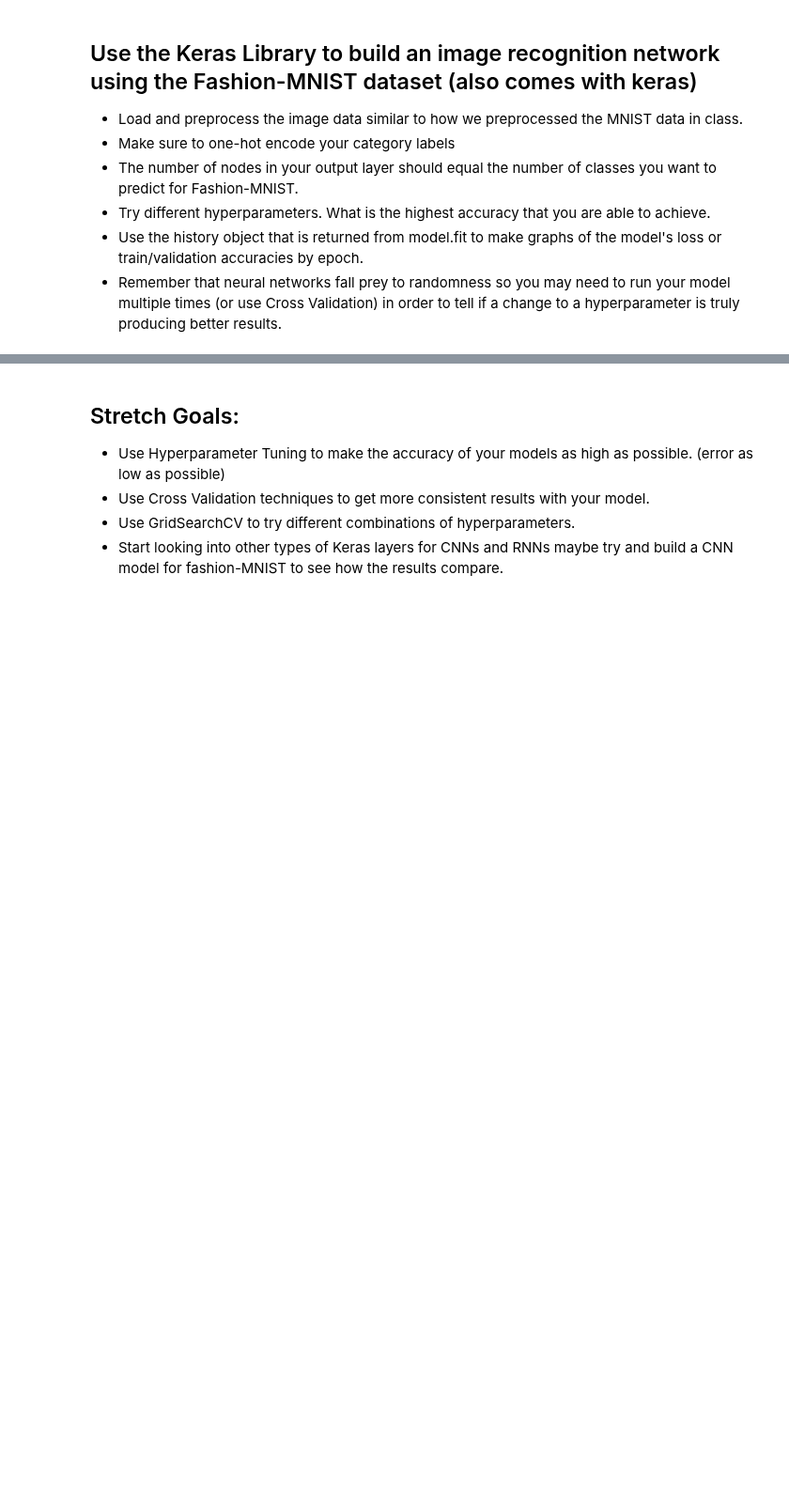
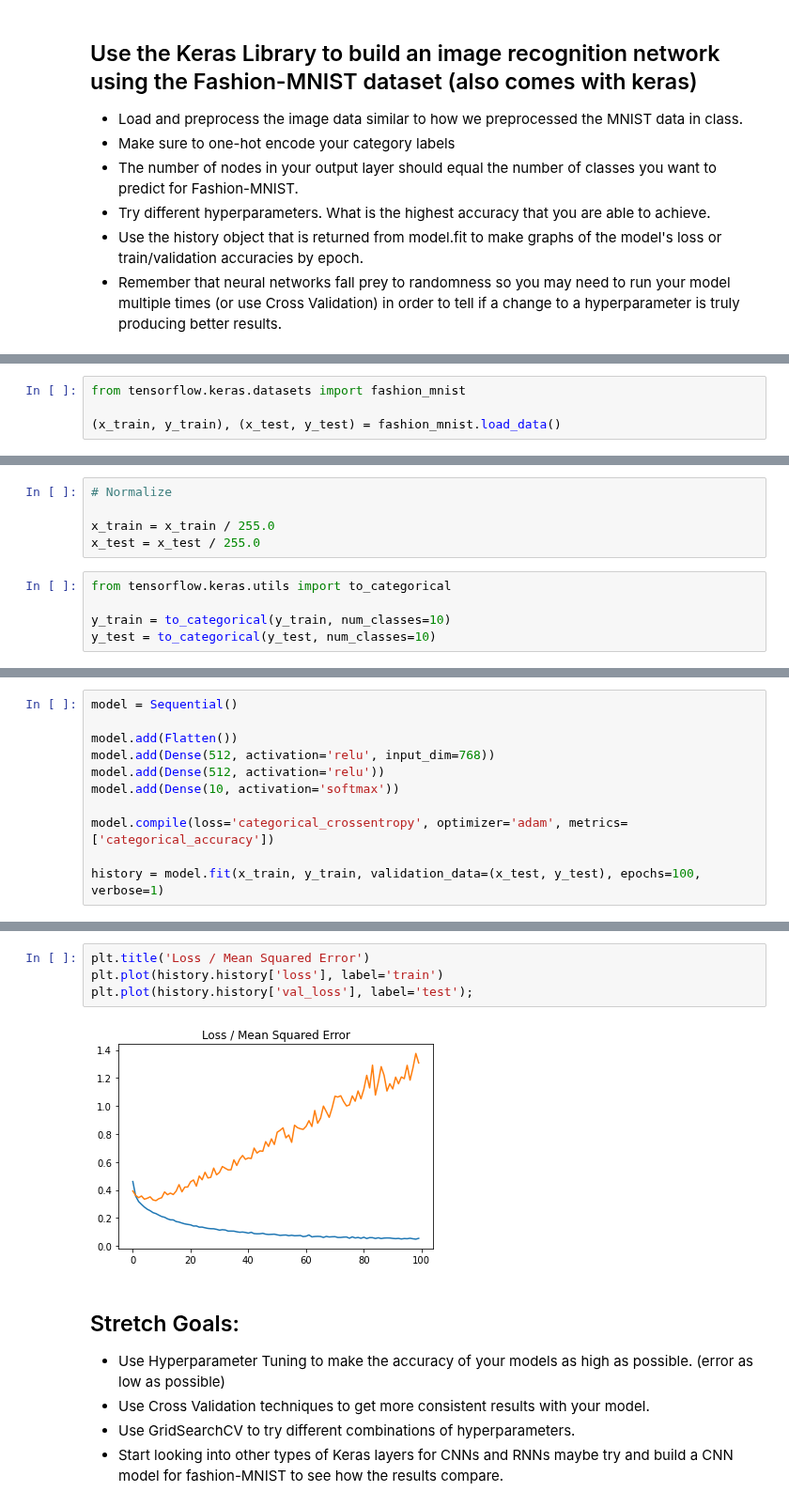
Before and after one commit to bloominstituteoftechnology/DS-Unit-4-Sprint-2-Neural-Networks, a Jupyter notebook: module3-Intro-to-Keras/LS_DS_423_Keras_Assignment.ipynb, the cells around one changed output, grey strips where cells are left out. Shown at 94% size. Saved outputs shown, nothing was run; the diff lists cells and outputs as text; blank space fills up the shorter version.

```diff
--- a/module3-Intro-to-Keras/LS_DS_423_Keras_Assignment.ipynb
+++ b/module3-Intro-to-Keras/LS_DS_423_Keras_Assignment.ipynb
@@ -37,0 +131,4 @@ from tensorflow.keras.datasets import Boston
+# %%
+from tensorflow.keras.datasets import fashion_mnist
+
+(x_train, y_train), (x_test, y_test) = fashion_mnist.load_data()
@@ -37,0 +139,10 @@ from tensorflow.keras.datasets import Boston
+# %%
+# Normalize
+
+x_train = x_train / 255.0
+x_test = x_test / 255.0
+# %%
+from tensorflow.keras.utils import to_categorical
+
+y_train = to_categorical(y_train, num_classes=10)
+y_test = to_categorical(y_test, num_classes=10)
@@ -37,0 +155,11 @@ from tensorflow.keras.datasets import Boston
+# %%
+model = Sequential()
+
+model.add(Flatten())
+model.add(Dense(512, activation='relu', input_dim=768))
+model.add(Dense(512, activation='relu'))
+model.add(Dense(10, activation='softmax'))
+
+model.compile(loss='categorical_crossentropy', optimizer='adam', metrics=['categorical_accuracy'])
+
+history = model.fit(x_train, y_train, validation_data=(x_test, y_test), epochs=100, verbose=1)
@@ -38,3 +184,9 @@ from tensorflow.keras.datasets import Boston
+# %%
+plt.title('Loss / Mean Squared Error')
+plt.plot(history.history['loss'], label='train')
+plt.plot(history.history['val_loss'], label='test');
+# %% [output]
+[figure, added]
 # %% [markdown]
 ## Stretch Goals:
 
```
Also changed, not shown: parts of 19 cells of this notebook.
